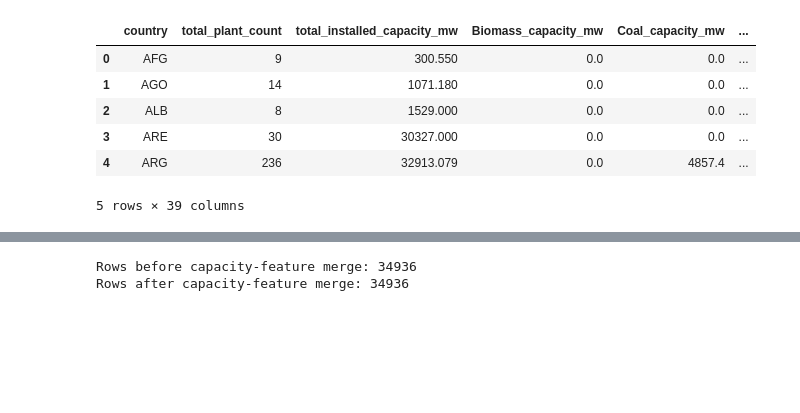
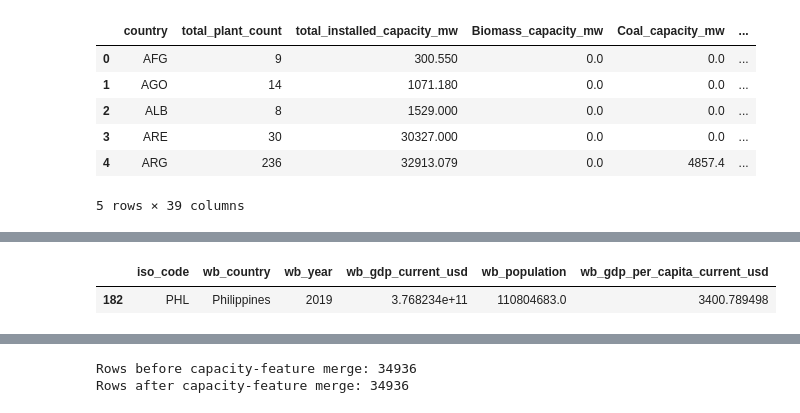
Before and after one commit to Sophia-A04/DSS150P-GroupEta-ProjectPipeline, a Jupyter notebook: notebooks/01_merge_prototype.ipynb, the cells around one changed output, grey strips where cells are left out. Drawn from its saved outputs; the diff is of its cells as text; code cells hidden in the pictures; blank space fills up the shorter version.

```diff
--- a/notebooks/01_merge_prototype.ipynb
+++ b/notebooks/01_merge_prototype.ipynb
@@ -621,0 +1008,86 @@ Final country feature table: (167, 39)
+# %%
+wb_duplicate_iso = (
+    wb_2019
+    .duplicated(
+        subset=['iso_code']
+    )
+    .sum()
+)
+
+wb_phl = wb_2019[
+    wb_2019['iso_code'].eq(
+        'PHL'
+    )
+].copy()
+
+print(
+    "World Bank rows:",
+    len(wb_2019)
+)
+
+print(
+    "Unique ISO-3 codes:",
+    wb_2019['iso_code'].nunique()
+)
+
+print(
+    "Duplicate ISO-3 codes:",
+    wb_duplicate_iso
+)
+
+print(
+    "Philippines present in World Bank?:",
+    not wb_phl.empty
+)
+
+if not wb_phl.empty:
+
+    print(
+        "PHL GDP populated?:",
+        wb_phl[
+            'wb_gdp_current_usd'
+        ].notna().all()
+    )
+
+    print(
+        "PHL population populated?:",
+        wb_phl[
+            'wb_population'
+        ].notna().all()
+    )
+
+    print(
+        "PHL GDP per capita populated?:",
+        wb_phl[
+            'wb_gdp_per_capita_current_usd'
+        ].notna().all()
+    )
+
+    display(
+        wb_phl[
+            [
+                'iso_code',
+                'wb_country',
+                'wb_year',
+                'wb_gdp_current_usd',
+                'wb_population',
+                'wb_gdp_per_capita_current_usd'
+            ]
+        ]
+    )
+
+
+assert wb_duplicate_iso == 0, (
+    "Duplicate World Bank ISO codes found."
+)
+
+assert not wb_phl.empty, (
+    "Philippines is missing from "
+    "the World Bank table."
+)
+
+print(
+    "\nWorld Bank country-key "
+    "validation passed."
+)
+# %% [output]
@@ -621,0 +1101,2 @@ Final country feature table: (167, 39)
+|  | iso_code | wb_country | wb_year | wb_gdp_current_usd | wb_population | wb_gdp_per_capita_current_usd |
+| 182 | PHL | Philippines | 2019 | 3.768234e+11 | 110804683.0 | 3400.789498 |
```
Also changed, not shown: parts of 31 cells of this notebook, 2 other files.
